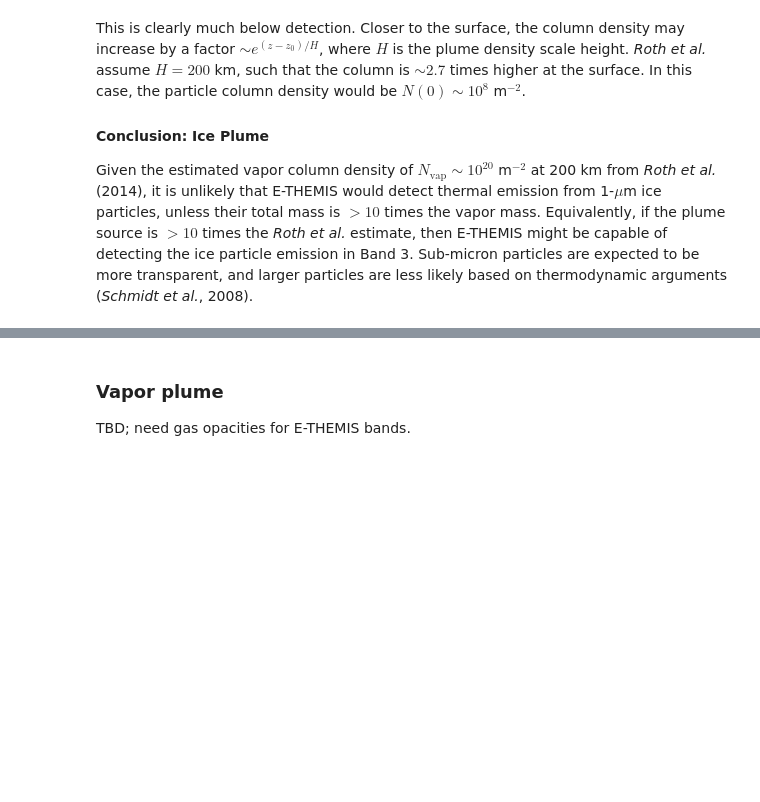
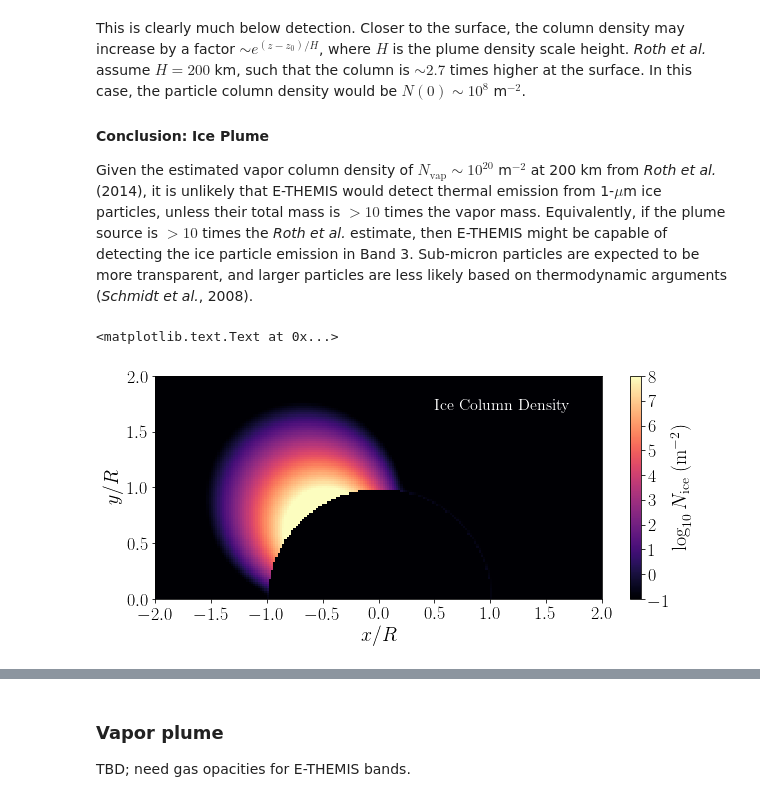
Before and after one commit to phayne/europa, a Jupyter notebook: Europa_Plume_Infrared_Opacity.ipynb, the cells around one changed output, grey strips where cells are left out. Saved outputs shown, nothing was run; the diff lists cells and outputs as text; code cells hidden in the pictures; blank space fills up the shorter version.

```diff
--- a/Europa_Plume_Infrared_Opacity.ipynb
+++ b/Europa_Plume_Infrared_Opacity.ipynb
@@ -252,3 +252,28 @@ This is clearly much below detection. Closer to the surface, the column density
 #### Conclusion: Ice Plume
 
 Given the estimated vapor column density of $N_\mathrm{vap} \sim 10^{20}$ m$^{-2}$ at 200 km from *Roth et al.* (2014), it is unlikely that E-THEMIS would detect thermal emission from 1-$\mu$m ice particles, unless their total mass is $> 10$ times the vapor mass. Equivalently, if the plume source is $>10$ times the *Roth et al.* estimate, then E-THEMIS might be capable of detecting the ice particle emission in Band 3. Sub-micron particles are expected to be more transparent, and larger particles are less likely based on thermodynamic arguments (*Schmidt et al.*, 2008).
+# %%
+# Show simulated plume, scaled using above factors
+plume_data = (pd.read_table(datadir+'/europa_hotspot_plume_example_15yr.log10N.txt',delimiter=' ')).as_matrix()
+plume_data = np.nan_to_num(plume_data)-3 # scale this to Roth et al. (2014)
+xx = np.genfromtxt(datadir+'/europa_hotspot_plume_example_15yr.xR.txt')
+yy = np.genfromtxt(datadir+'/europa_hotspot_plume_example_15yr.yR.txt')
+N_vap = 10**plume_data
+
+# Convert to ice particle column density
+N = N_vap*(m_h2o/m_ice)*x/(1-x)
+figN = plt.figure(figsize=[10,4.1])
+pltN = figN.add_subplot(111)
+with np.errstate(divide='ignore'):
+    Nm = pltN.pcolormesh(xx, yy, np.log10(N), cmap='magma', vmin=-1, vmax=8)
+cbN = figN.colorbar(Nm)
+cbN.set_label(r'$\log_{10}N_\mathrm{ice}$ (m$^{-2}$)')
+pltN.axis('equal')
+pltN.set_xlim([-2,2])
+pltN.set_ylim([0,2])
+pltN.text(0.5, 1.7, 'Ice Column Density', color='w')
+pltN.set_xlabel('$x/R$')
+pltN.set_ylabel('$y/R$')
+# %% [output]
+<matplotlib.text.Text at 0x...>
+[figure, added]
```
Also changed, not shown: parts of 6 cells of this notebook.
